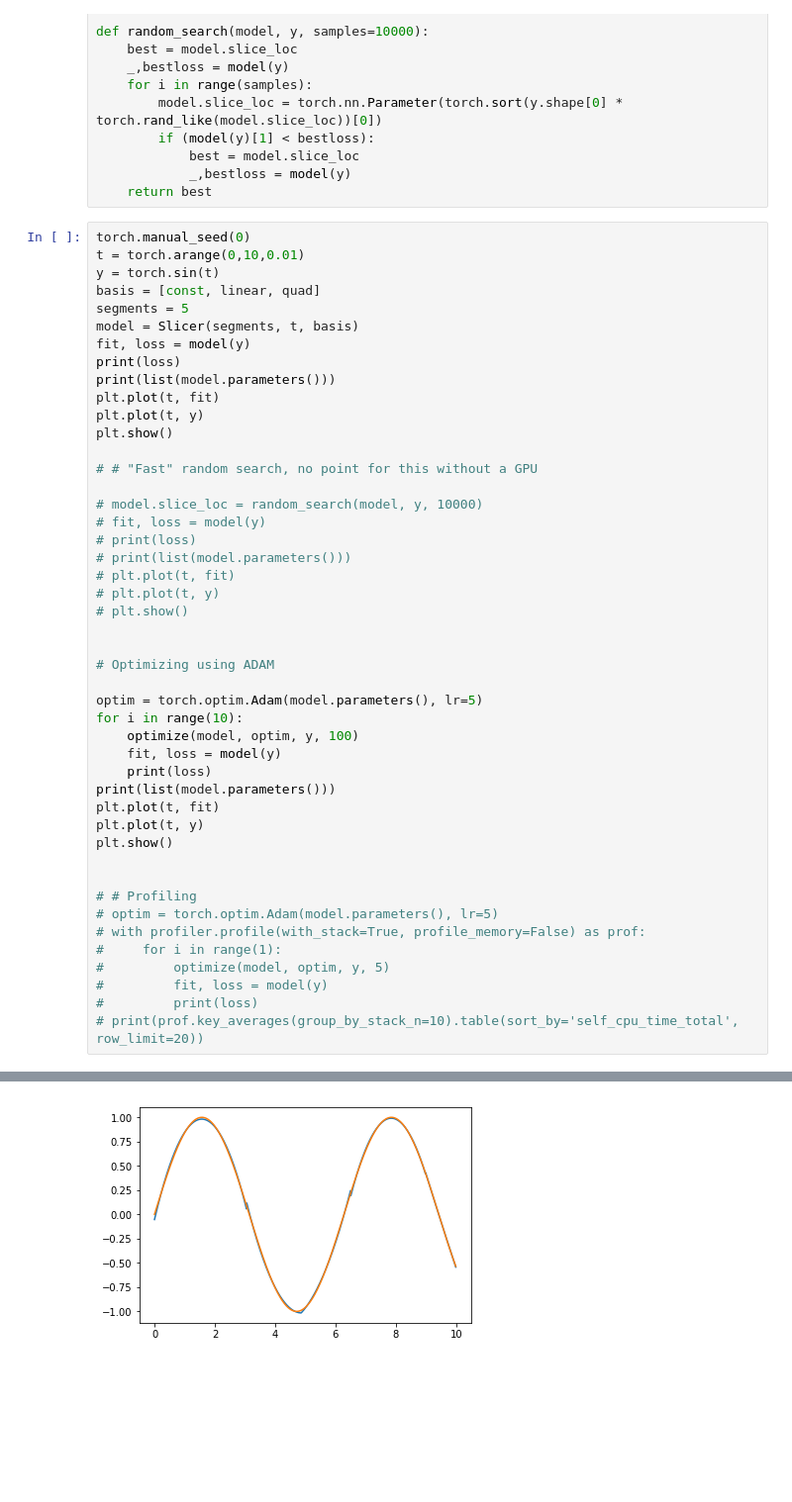
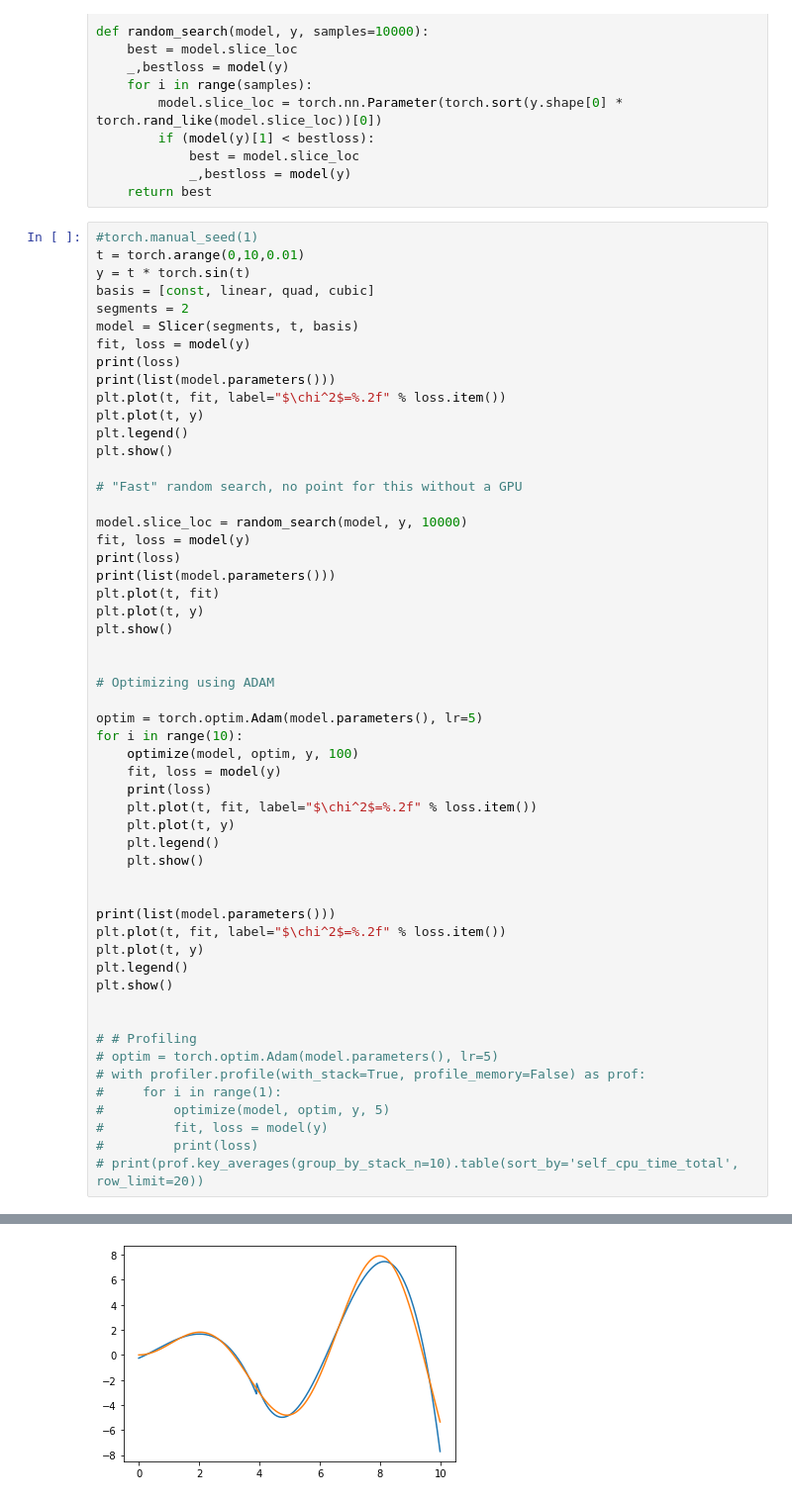
Before and after one commit to Vestaia/DSP, a Jupyter notebook: fitting/Python/grad_manual.ipynb, the cells around one changed output, grey strips where cells are left out. Shown at 99% size. Cells and saved outputs as stored; diff of their text form; blank space fills up the shorter version.

Commit message:
Minor changes to grad_manual output

```diff
--- a/fitting/Python/grad_manual.ipynb
+++ b/fitting/Python/grad_manual.ipynb
@@ -111,28 +111,29 @@ def random_search(model, y, samples=10000):
             _,bestloss = model(y)
     return best
 # %%
-torch.manual_seed(0)
+#torch.manual_seed(1)
 t = torch.arange(0,10,0.01)
-y = torch.sin(t)
-basis = [const, linear, quad]
-segments = 5
+y = t * torch.sin(t)
+basis = [const, linear, quad, cubic]
+segments = 2
 model = Slicer(segments, t, basis)
+fit, loss = model(y)
+print(loss)
+print(list(model.parameters()))
+plt.plot(t, fit, label="$\chi^2$=%.2f" % loss.item())
+plt.plot(t, y)
+plt.legend()
+plt.show()
+
+# "Fast" random search, no point for this without a GPU
+
+model.slice_loc = random_search(model, y, 10000)
 fit, loss = model(y)
 print(loss)
 print(list(model.parameters()))
 plt.plot(t, fit)
 plt.plot(t, y)
 plt.show()
-
-# # "Fast" random search, no point for this without a GPU
-
-# model.slice_loc = random_search(model, y, 10000)
-# fit, loss = model(y)
-# print(loss)
-# print(list(model.parameters()))
-# plt.plot(t, fit)
-# plt.plot(t, y)
-# plt.show()
 
 
 # Optimizing using ADAM
@@ -142,9 +143,16 @@ for i in range(10):
     optimize(model, optim, y, 100)
     fit, loss = model(y)
     print(loss)
+    plt.plot(t, fit, label="$\chi^2$=%.2f" % loss.item())
+    plt.plot(t, y)
+    plt.legend()
+    plt.show()
+
+
 print(list(model.parameters()))
-plt.plot(t, fit)
+plt.plot(t, fit, label="$\chi^2$=%.2f" % loss.item())
 plt.plot(t, y)
+plt.legend()
 plt.show()
 
 
@@ -176 +175 @@ tensor([306.7815, 487.0973, 651.8378, 899.7188], requires_grad=True)]
-[figure, old version]
+[figure, new version]
```
Also changed, not shown: parts of 1 cell of this notebook.
